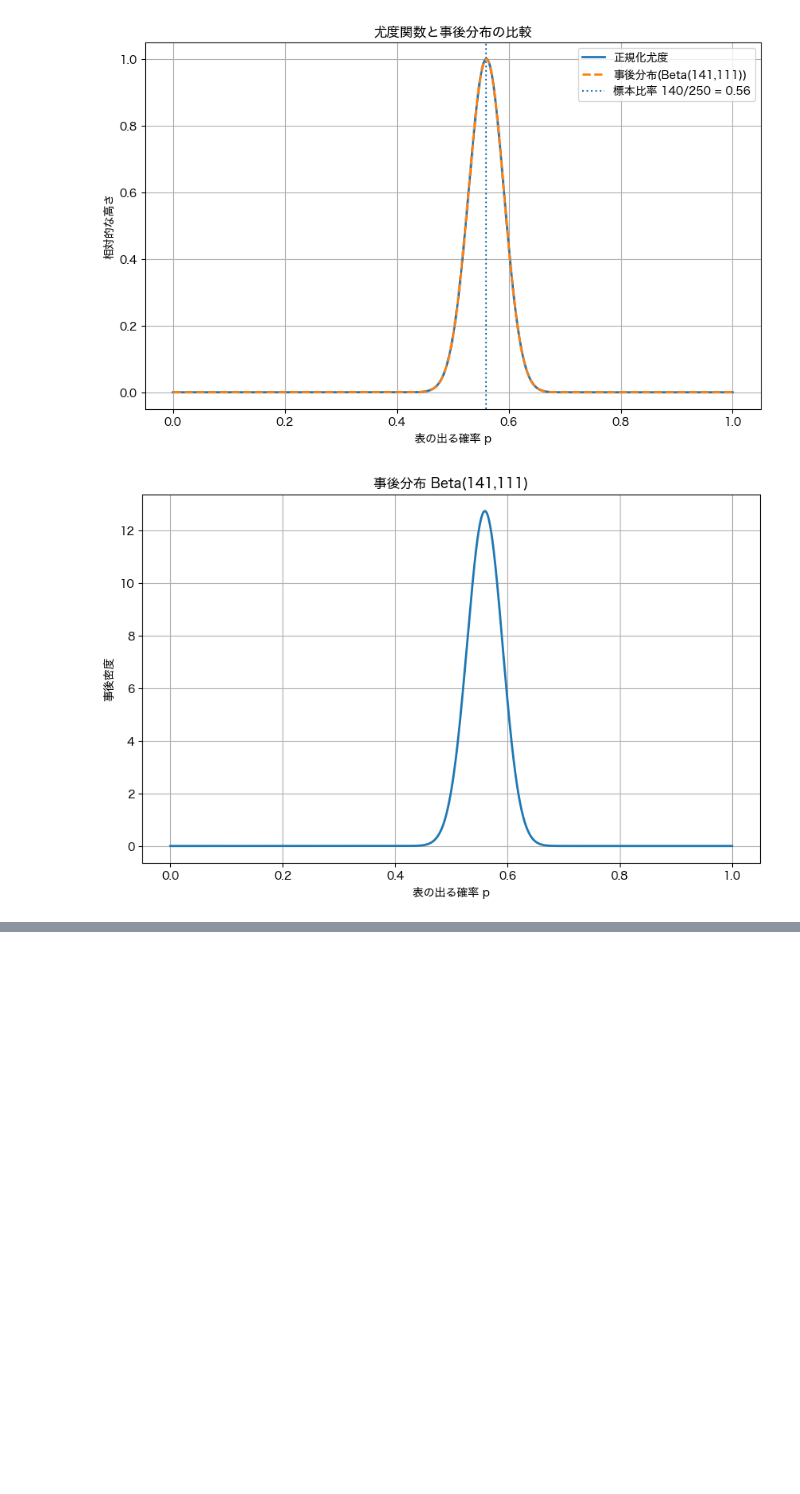
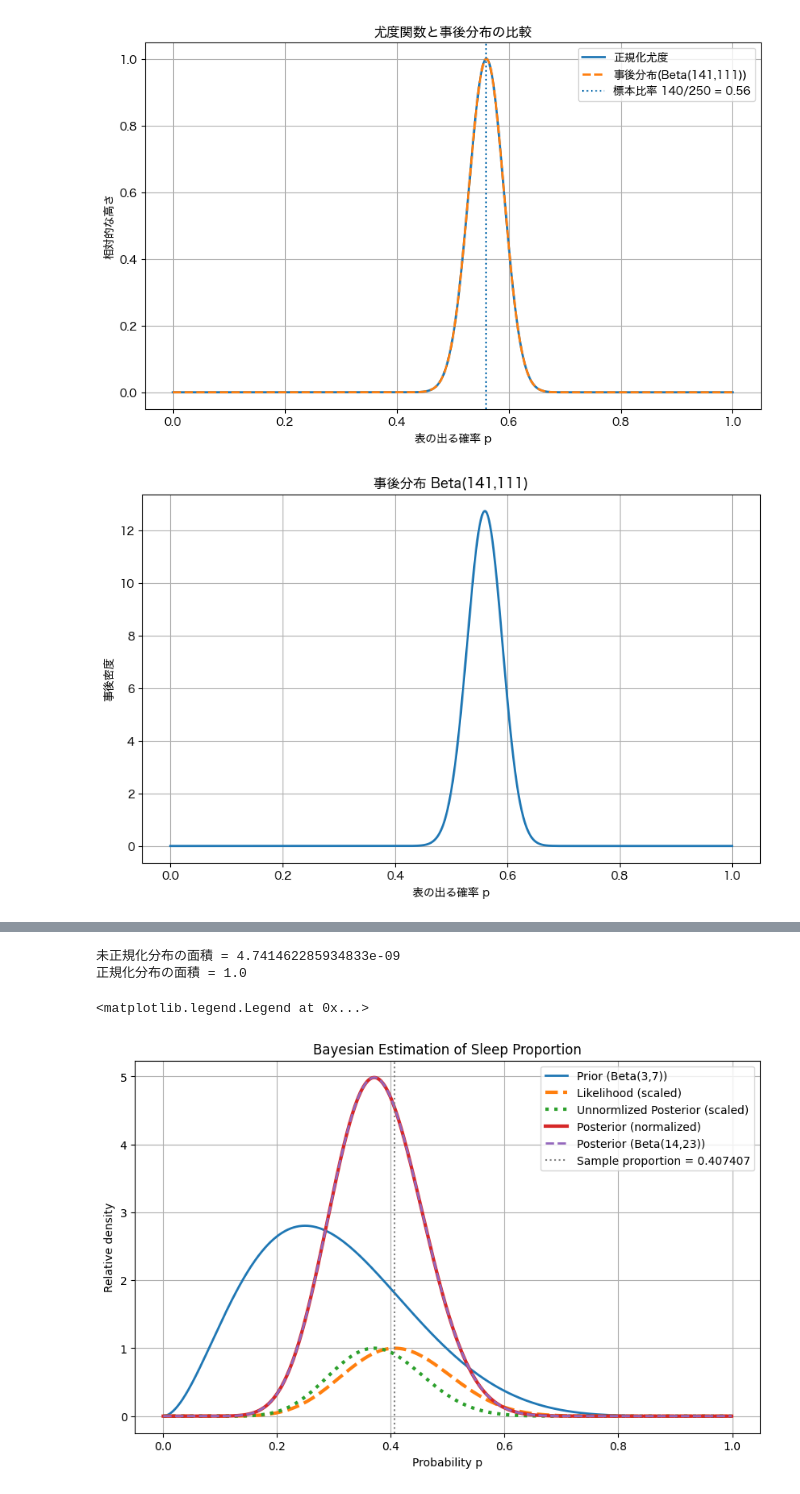
Before and after one commit to HiroshiATakano/ThinkBayes, a Jupyter notebook: 4. もっと推定を.ipynb, the cells around one changed output, grey strips where cells are left out. Drawn from its saved outputs; the diff is of its cells as text; code cells hidden in the pictures; blank space fills up the shorter version.

```diff
--- a/4. もっと推定を.ipynb
+++ b/4. もっと推定を.ipynb
@@ -145,0 +256,67 @@ plt.show()
+# %%
+import numpy as np
+import matplotlib.pyplot as plt
+from scipy.stats import beta
+
+# データ
+n = 27
+x = 11
+
+# 事前分布
+a_prior = 3
+b_prior = 7
+
+# 事後分布
+a_post = a_prior + x
+b_post = b_prior + (n-x)
+
+# pの範囲
+p = np.linspace(0.001, 0.999, 1000)
+
+# 事前分布
+prior = beta.pdf(p, a_prior, b_prior)
+
+# 尤度
+likelihood = p**x * (1-p)**(n-x)
+likelihood_plot = likelihood / likelihood.max()
+
+
+# 未正規化の事後分布
+posterior_unnorm = prior * likelihood
+
+# 正規化
+area = np.trapz(posterior_unnorm, p)
+
+print(f"未正規化分布の面積 = {area}")
+
+posterior = posterior_unnorm /area
+
+area2 = np.trapz(posterior, p)
+print(f"正規化分布の面積 = {area2}")
+
+# 共役事前分布による検算
+a_post = a_prior + x
+b_post = b_prior + (n - x)
+
+# 事後分布
+posterior_beta = beta.pdf(p, a_post, b_post)
+
+# グラフ
+plt.figure(figsize=(10, 6))
+plt.plot(p, prior, label="Prior (Beta(3,7))", linewidth=2)
+plt.plot(p, likelihood_plot, '--', linewidth=3, label="Likelihood (scaled)")
+plt.plot(p, posterior_unnorm / posterior_unnorm.max(), ":", linewidth=3, label="Unnormlized Posterior (scaled)")
+plt.plot(p, posterior, linewidth=3, label="Posterior (normalized)")
+plt.plot(p, posterior_beta, '--', linewidth=2, label="Posterior (Beta(14,23))")
+plt.axvline(x/n, color='gray', linestyle=':', label=f"Sample proportion = {x/n:3f}")
+
+plt.xlabel("Probability p")
+plt.ylabel("Relative density")
+plt.title("Bayesian Estimation of Sleep Proportion")
+plt.grid(True)
+plt.legend()
+# %% [output]
+未正規化分布の面積 = 4.741462285934833e-09
+正規化分布の面積 = 1.0
+<matplotlib.legend.Legend at 0x...>
+[figure, added]
```
Also changed, not shown: parts of 3 cells of this notebook, 6 other files.
